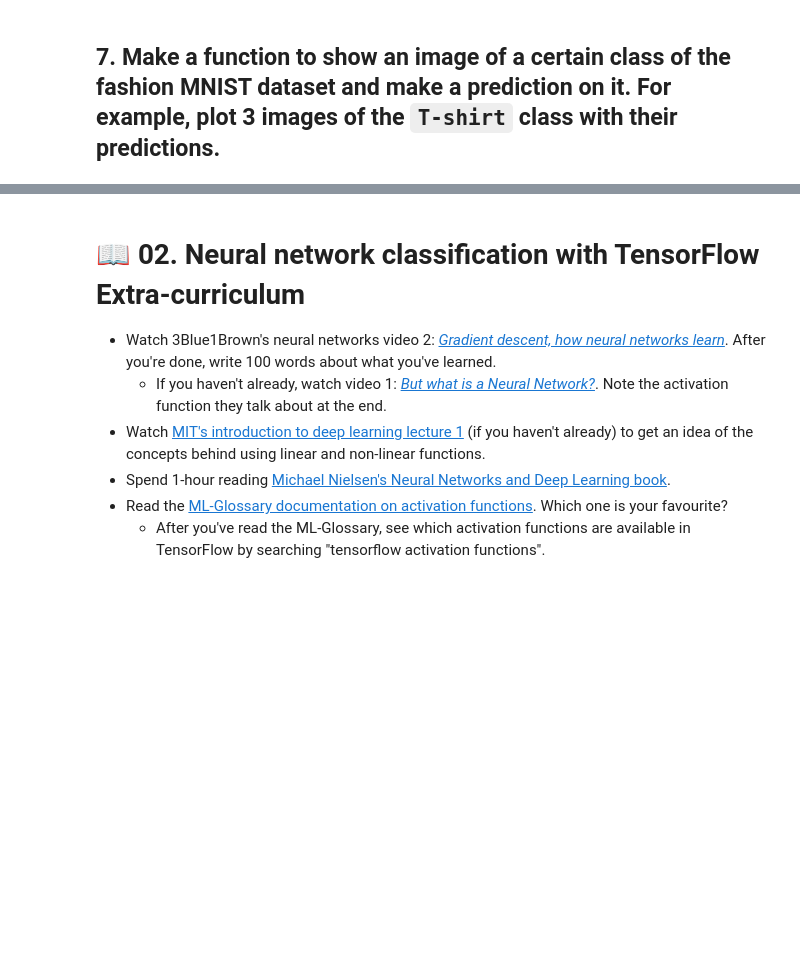
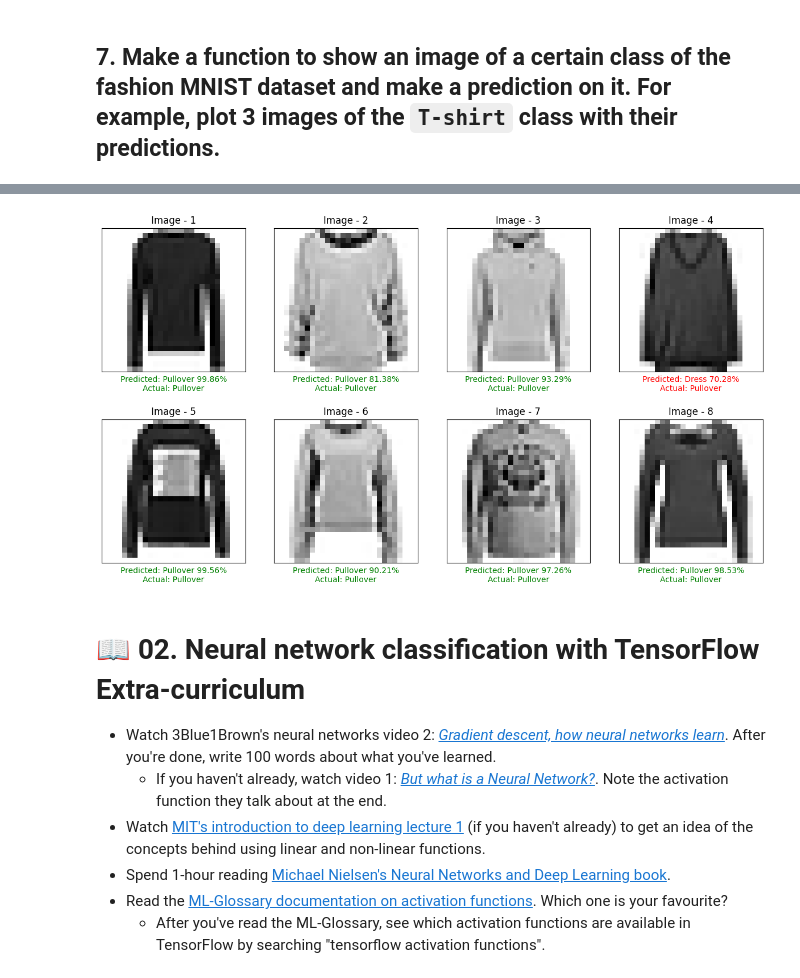
Before and after one commit to Abhilash-Bee/DeepLearningCertification, a Jupyter notebook: 02_Neural_network_classification_with_TensorFlow_Exercises.ipynb, the cells around one changed output, grey strips where cells are left out. Drawn from its saved outputs; the diff is of its cells as text; code cells hidden in the pictures; blank space fills up the shorter version.

```diff
--- a/02_Neural_network_classification_with_TensorFlow_Exercises.ipynb
+++ b/02_Neural_network_classification_with_TensorFlow_Exercises.ipynb
@@ -935,6 +935,3 @@ weighted avg       0.87      0.87      0.87     10000
 ## **6. Create a function (or write code) to visualize multiple image predictions for the fashion MNIST at the same time. Plot at least three different images and their prediction labels at the same time. Hint: see the [classification tutorial in the TensorFlow documentation](https://www.tensorflow.org/tutorials/keras/classification) for ideas.**
 # %%
 import random
-# %%
-fig, ax = plt.subplots(2, 2, figsize=(10, 8))
-ax[0][0].set_title('ksjf')
@@ -987,0 +984,38 @@ predicted_plot(4, 2, 2)
+# %%
+def predict_class_plot(no_preds, nrows, ncols,
+                       model=fashion_model, categories=categories, X_test=X_test_norm, y_test=y_test):
+  if(no_preds != nrows * ncols):
+    print("Number of rows and columns didn't match with number of predictions")
+  else:
+    rand_class = random.randint(0, 9)
+
+    index = []
+    while len(index) != no_preds:
+      ind = random.randint(0, len(X_test) - 1)
+      if y_test[ind] == rand_class:
+        index.append(ind)
+
+    actuals = [y_test[i] for i in index]
+    probs = [model.predict(X_test_norm[i].reshape(1, 28, 28)) for i in index]
+    preds = [prob.argmax() for prob in probs]
+
+    fig, ax = plt.subplots(nrows, ncols, figsize=(15, 8))
+
+    k = 0
+    for i in range(nrows):
+      for j in range(ncols):
+        if actuals[k] == preds[k]:
+          color = 'Green'
+        else:
+          color = 'Red'
+
+        ax[i][j].imshow(X_test_norm[index[k]], cmap=plt.cm.binary)
+        ax[i][j].set_title(f'Image - {k + 1}')
+        ax[i][j].set_xlabel(f'Predicted: {categories[preds[k]]} {probs[k].max() * 100:.2f}%\nActual: {categories[actuals[k]]}', color=color)
+        ax[i][j].set_xticks([])
+        ax[i][j].set_yticks([])
+
+        k = k + 1
+# %%
+predict_class_plot(8, 2, 4)
+# %% [output]
@@ -988,3 +1030,4 @@ predicted_plot(4, 2, 2)
+[figure, added]
 # %% [markdown]
 
 # **📖 02. Neural network classification with TensorFlow Extra-curriculum**
```
Also changed, not shown: parts of 6 cells of this notebook.
